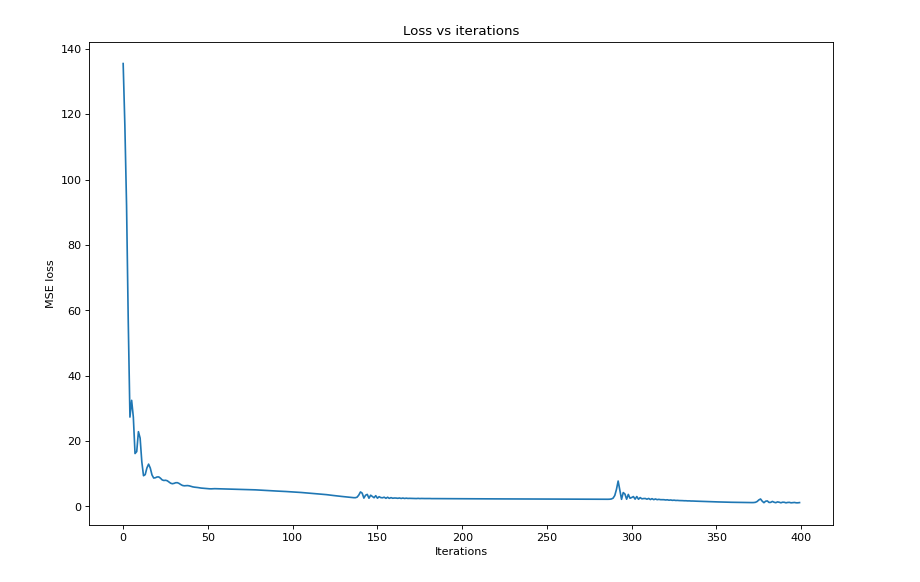
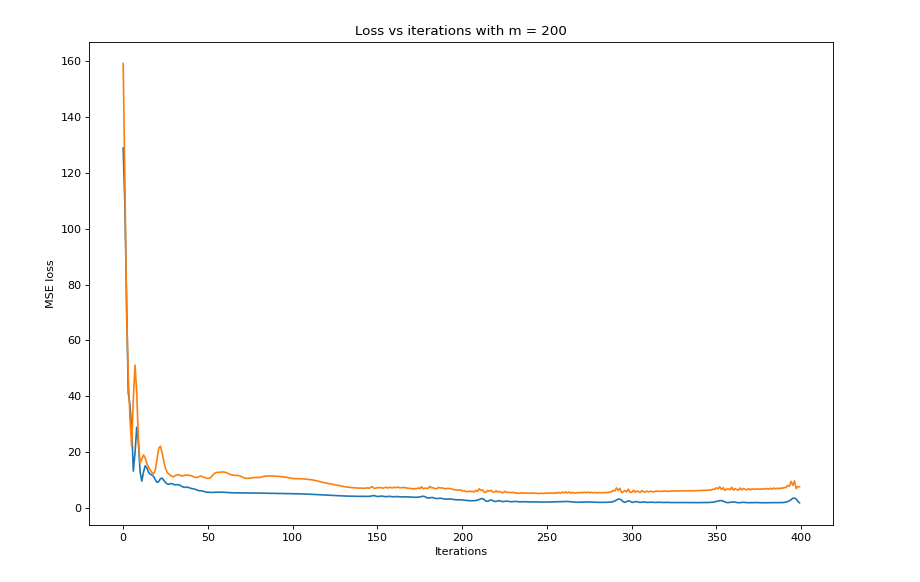
Before and after one commit to kyrxanthos/NN_dynamical_systems, a Jupyter notebook: Lya_model 2.ipynb, the cells around one changed output. Saved outputs shown, nothing was run; the diff lists cells and outputs as text; code cells hidden in the pictures.

```diff
--- a/Lya_model 2.ipynb
+++ b/Lya_model 2.ipynb
@@ -101,8 +102,11 @@ def get_regularised_bn_mlp(input_shape, m, hidden_units, l2_reg_coeff = None, dr
         # h = tf.keras.layers.Dropout(dropout_rate)(h)
     # outputs = tf.keras.layers.Dense(10, activation=None)(h)
     # use bias is false because the derivative of a constant number (bias) is just zero
-    outputs = tf.keras.layers.Dense(1, activation=None, name = 'Lyapunov_function', use_bias=False)(h)
-    # outputs = outputs / m
+    outputs = tf.keras.layers.Dense(1, activation=None, name = 'output_layer', use_bias=False, trainable=True)(h)
+    if m >= 1000:
+        # only divide by m if the number of neurons exceeds a certain threshold
+        print('ep!!!')
+        outputs = outputs / m
     model = tf.keras.models.Model(inputs=inputs, outputs=outputs)
     return model
 
@@ -137,7 +141,7 @@ def grad_loss_eq(gradx, x_batch_train, vf_batch_train):
     # LHS of eq 6.4
     # divided by D
     # g_loss = kb.sum(kb.square(kb.sum(gradx*vf_batch_train,axis=1) + kb.sum(kb.square(x_batch_train),axis=1))) / len(x_batch_train)
-    g_loss = tf.math.reduce_sum(tf.math.square(tf.math.reduce_sum(gradx*vf_batch_train,axis=1) + tf.math.reduce_sum(tf.math.square(x_batch_train),axis=1))) / len(x_batch_train)
+    g_loss = tf.math.reduce_sum(tf.math.square(tf.math.reduce_sum(gradx*vf_batch_train,axis=1) + tf.math.reduce_sum(tf.math.square(x_batch_train), axis=1))) / len(x_batch_train)
 
     # g_loss = kb.sum(kb.square(kb.sum(gradx*vf_batch_train,axis=1) + kb.sum(kb.square(x_batch_train),axis=1)))
 
@@ -179,10 +183,29 @@ def train_step(x_batch_train, vf_batch_train):
     opt.apply_gradients(zip(grads, model.trainable_weights))
 
     return(loss_value,gloss)
+
+
+@tf.function
+def test_step(x_test, vf_test):
+
+  y_pred = model(x_test, training=False)
+
+  with tf.GradientTape() as tapex:
+
+    tapex.watch(x_test)
+    # not sure if training should be false here.
+    logits2 = model(x_test, training =False)
+
+    # evaluate x-derivative
+    gradx = tapex.gradient(logits2, x_test)
+
+  loss = grad_loss_eq(gradx, x_test, vf_test)
+  return 2 * loss
 # %%
-def custom_training_loop(epochs, tol, train_dataset):
+def custom_training_loop(epochs, tol, train_dataset, validation_dataest):
 
     all_loss_values = []
+    all_test_loss_values = []
 
     start = time.perf_counter()
 
@@ -212,9 +235,13 @@ def custom_training_loop(epochs, tol, train_dataset):
             # if step % 100 == 0:
             #   print('epoch %2s, samples %7s, loss %10.6f, aloss %10.6f, mloss %10.6f' % (epoch, ((step + 1) * batch_size), float(loss_value), slv/ (step + 1), mlv), end = '\r')
 
+        for step, (x_test, vf_test) in enumerate(validation_dataest):
+            test_loss = test_step(x_test, vf_test)
+            all_test_loss_values.append(test_loss)
+
         # print log information at end of epoch
         # print('epoch %2s, samples %7s, loss %10.6f, aloss %10.6f, mloss %10.6f' % (epoch, ((step + 1) * batch_size), float(loss_value), slv/ (step + 1), mlv))
-        if epoch % 10 == 0:
+        if epoch % 100 == 0:
             print('epoch %2s, loss %10.6f' % (epoch, float(loss_value)))
 
 
@@ -224,12 +251,12 @@ def custom_training_loop(epochs, tol, train_dataset):
             break
 
     print("End of training, time: {:.4f}".format(time.perf_counter() - start))
-    return all_loss_values
+    return all_loss_values, all_test_loss_values
 # %%
 my_data = Create_Data(vf, dim)
 tr, te = my_data.create_raw_data(n, bounds, test_n)
 tr = my_data.shuffle_and_batch_dataset(tr, batch_n, buff)
 te = my_data.shuffle_and_batch_dataset(te, batch_n)
 # %%
-all_loss_values = custom_training_loop(epochs, tol, tr)
+all_loss_values, all_test_loss_values = custom_training_loop(epochs, tol, tr, te)
 # %% [output]
@@ -253,11 +268,12 @@ End of training, time: 1.8969
 # %%
 plt.plot(all_loss_values)
-plt.title("Loss vs iterations")
+plt.plot(all_test_loss_values)
+plt.title("Loss vs iterations with m = {}".format(m))
 plt.xlabel("Iterations")
 plt.ylabel("MSE loss")
 plt.show()
 # %% [output]
-[figure, old version]
+[figure, new version]
 # %%
 ###### plot result ######
 
```
Also changed, not shown: parts of 6 cells of this notebook, 1 other file.
